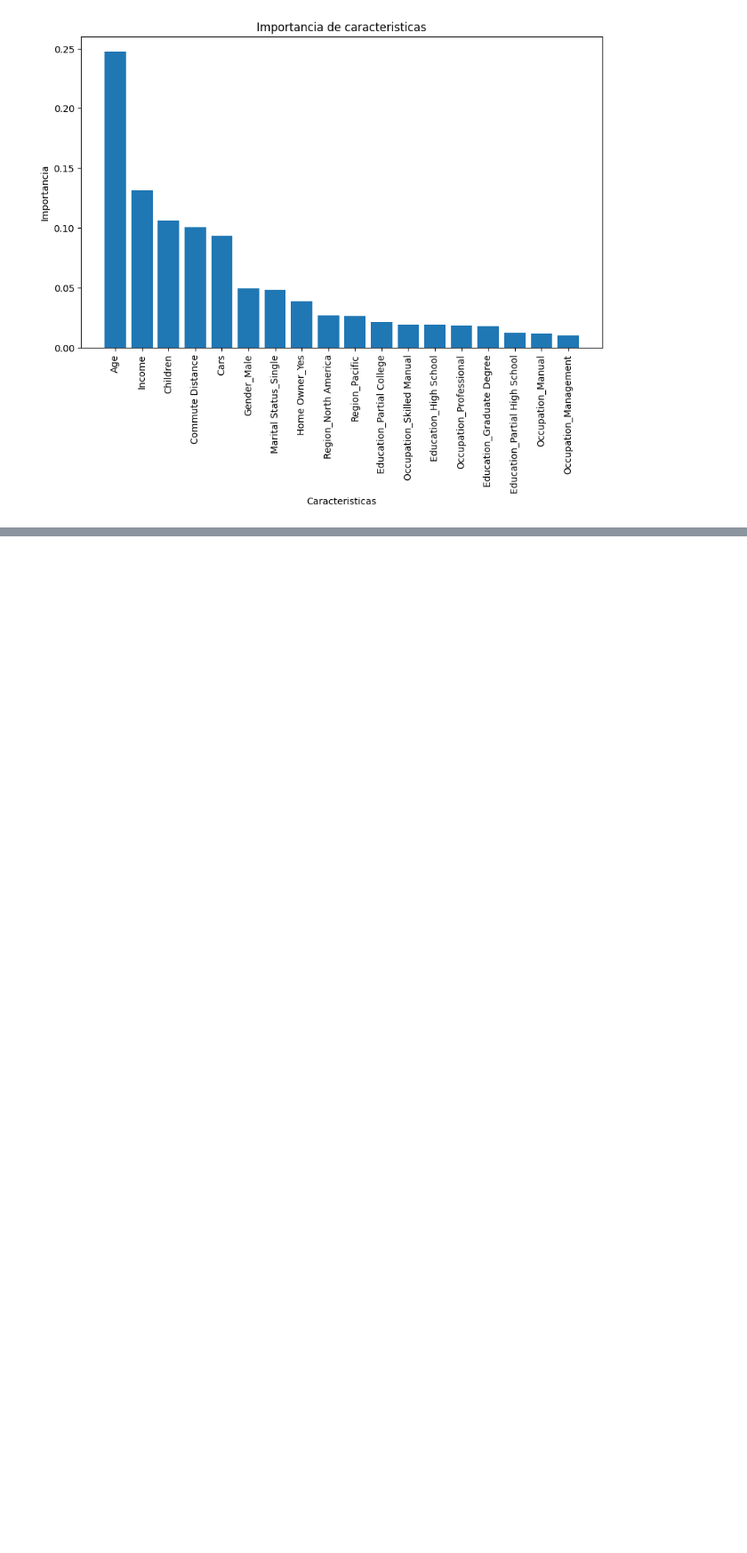
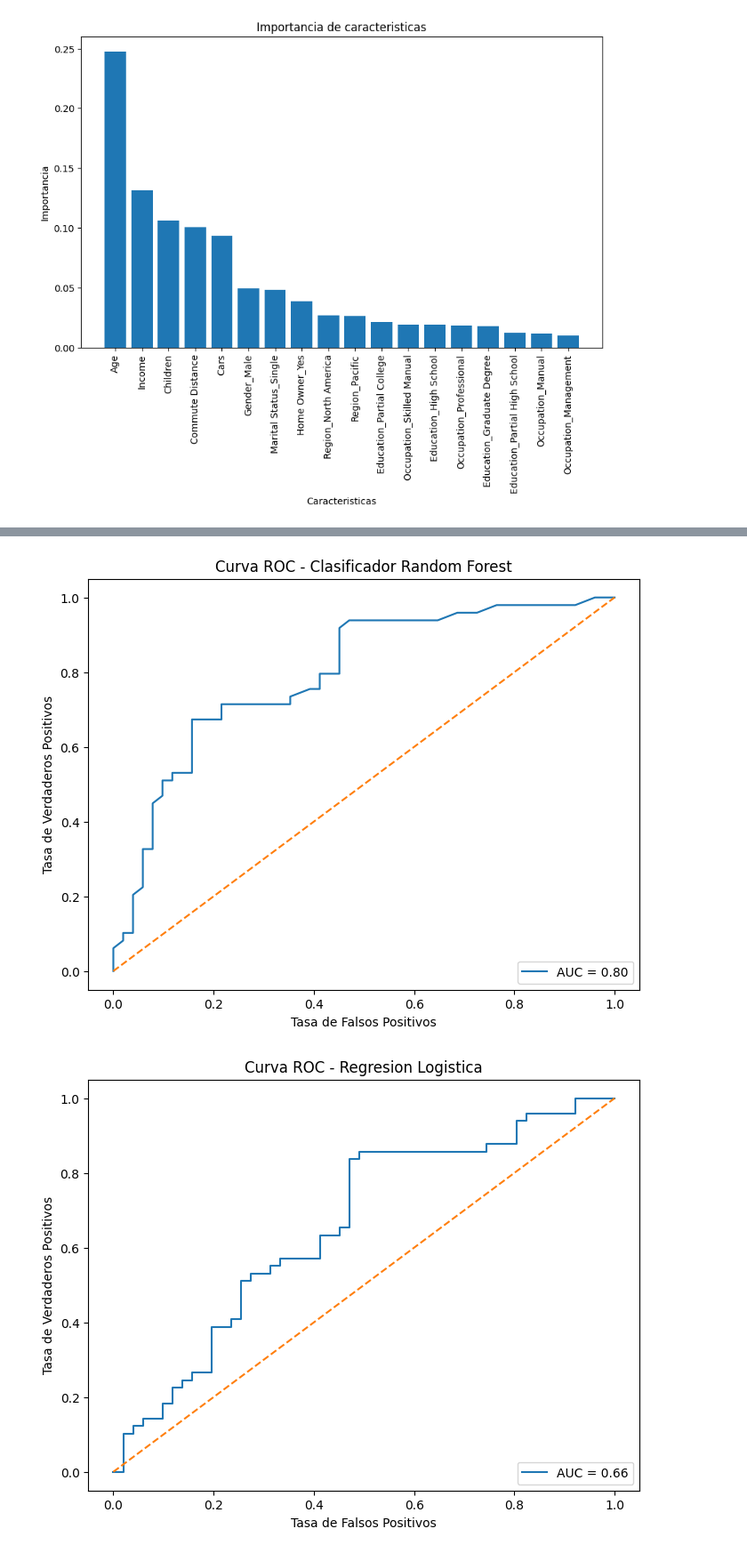
Before and after one commit to ElGirasolMaestro/DataScienceFP, a Jupyter notebook: Code/trabajofinal.ipynb, the cells around one changed output, grey strips where cells are left out. Shown: that part at 89% size. Saved outputs shown, nothing was run; the diff lists cells and outputs as text; code cells hidden in the pictures; blank space fills up the shorter version.

```diff
--- a/Code/trabajofinal.ipynb
+++ b/Code/trabajofinal.ipynb
@@ -357,0 +402,36 @@ weighted avg       0.75      0.75      0.75       100
+# %%
+# Random Forest Classifier
+class_mapping = {'No': 0, 'Yes': 1}
+y_true_rf = np.array([class_mapping[label] for label in y_test])
+y_pred_prob_rf = rf_model.predict_proba(X_test)[:, 1]
+fpr_rf, tpr_rf, thresholds_rf = roc_curve(y_true_rf, y_pred_prob_rf)
+roc_auc_rf = roc_auc_score(y_true_rf, y_pred_prob_rf)
+
+plt.figure(figsize=(8, 6))
+plt.plot(fpr_rf, tpr_rf, label='AUC = %0.2f' % roc_auc_rf)
+plt.plot([0, 1], [0, 1], '--')
+plt.xlabel('Tasa de Falsos Positivos')
+plt.ylabel('Tasa de Verdaderos Positivos')
+plt.title('Curva ROC - Clasificador Random Forest')
+plt.legend(loc='lower right')
+plt.show()
+
+print("\n")
+
+# Regresion Logistica
+y_true_lr = np.array([class_mapping[label] for label in y_test])
+y_pred_prob_lr = lr_model.predict_proba(X_test)[:, 1]
+fpr_lr, tpr_lr, thresholds_lr = roc_curve(y_true_lr, y_pred_prob_lr)
+roc_auc_lr = roc_auc_score(y_true_lr, y_pred_prob_lr)
+
+plt.figure(figsize=(8, 6))
+plt.plot(fpr_lr, tpr_lr, label='AUC = %0.2f' % roc_auc_lr)
+plt.plot([0, 1], [0, 1], '--')
+plt.xlabel('Tasa de Falsos Positivos')
+plt.ylabel('Tasa de Verdaderos Positivos')
+plt.title('Curva ROC - Regresion Logistica')
+plt.legend(loc='lower right')
+plt.show()
+# %% [output]
+[figure, added]
+[figure, added]
```
Also changed, not shown: parts of 2 cells of this notebook.
